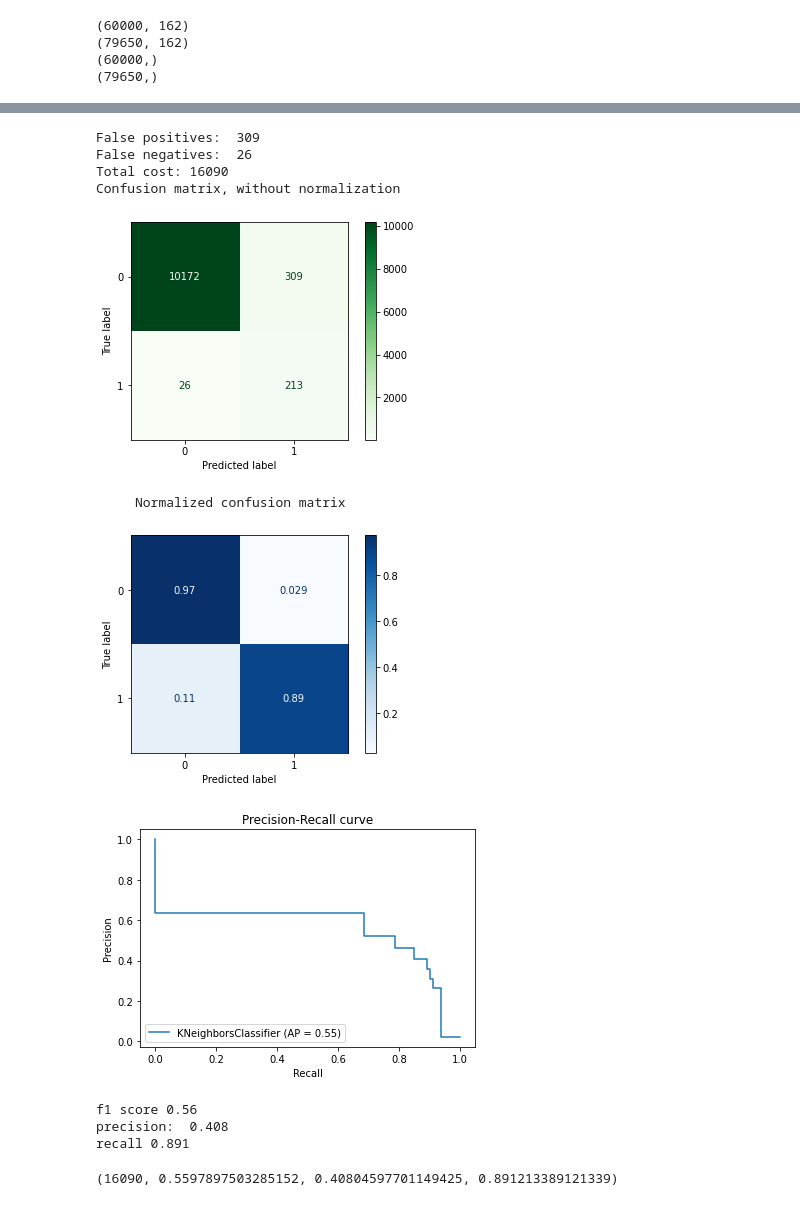
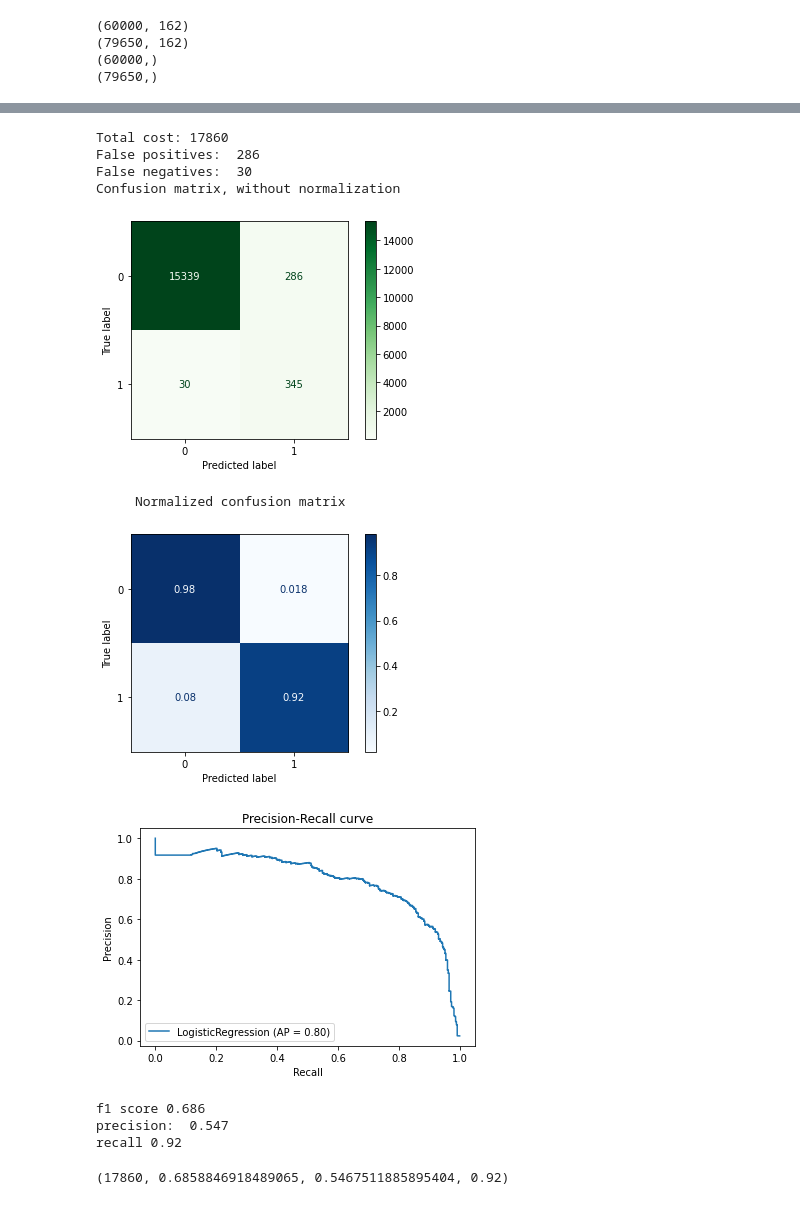
Before and after one commit to FranciscaAlliende/APS-Failure-at-Scania-Trucks, a Jupyter notebook: SMOTE.ipynb, the cells around one changed output, grey strips where cells are left out. Saved outputs shown, nothing was run; the diff lists cells and outputs as text; code cells hidden in the pictures.

```diff
--- a/SMOTE.ipynb
+++ b/SMOTE.ipynb
@@ -122,7 +110,7 @@ plt.show()
 # %%
 # Transform the training set
 # oversample
-k = 7
+k = costs.index(min(costs)) + 1
 over = SMOTE(sampling_strategy=0.6, k_neighbors=k)
 X_res, y_res = over.fit_resample(X_train, y_train)
 print("original")
@@ -183,25 +171,25 @@ recall 0.845
 # %%
-# k-NN
-neigh = KNeighborsClassifier(n_neighbors=7)
+# LR
+clf_LR = LogisticRegression(max_iter=1000, solver='liblinear')
 # training
-neigh.fit(X_train_up, y_train_up.values)
+clf_LR.fit(X_train_up, y_train_up.values)
 # prediction
-y_pred_neigh = neigh.predict(X_test2)
+y_pred_LR = clf_LR.predict(X_test)
 # evaluation
-em. evaluation_metrics(y_pred_neigh, y_test2, X_test2, neigh, c1=10, c2=500)
+em. evaluation_metrics(y_pred_LR, y_test, X_test, clf_LR, c1=10, c2=500)
 # %% [output]
-False positives:  309
-False negatives:  26
-Total cost: 16090
+Total cost: 17860
+False positives:  286
+False negatives:  30
 Confusion matrix, without normalization
-[figure, old version]
+[figure, new version]
      Normalized confusion matrix
 [figure]
-[figure, old version]
+[figure, new version]
-f1 score 0.56
-precision:  0.408
-recall 0.891
+f1 score 0.686
+precision:  0.547
+recall 0.92
-(16090, 0.5597897503285152, 0.40804597701149425, 0.891213389121339)
+(17860, 0.6858846918489065, 0.5467511885895404, 0.92)
 # %%
 # SVM
 clf_SVM = svm.SVC()
```
Also changed, not shown: parts of 6 cells of this notebook.
